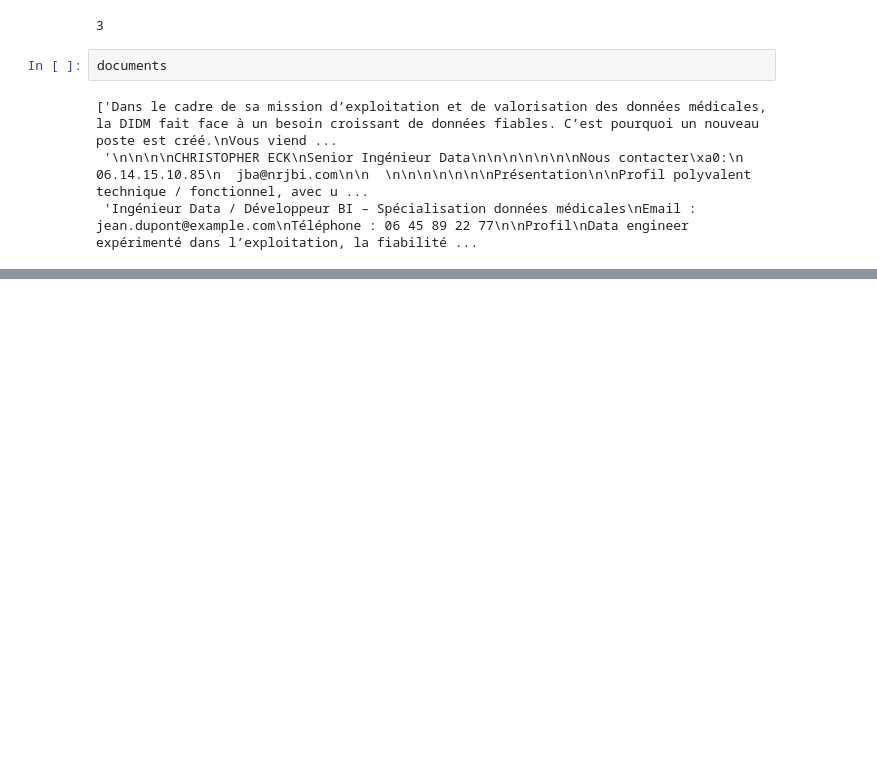
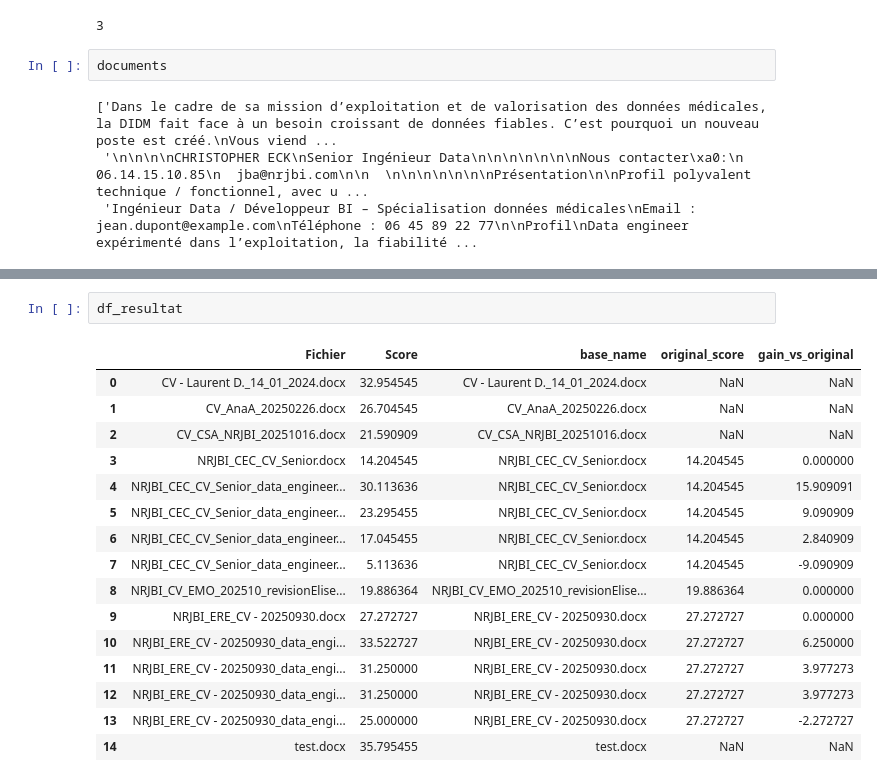
Before and after one commit to ladveuphor/cv-scorer, a Jupyter notebook: scoring_tf_idf.ipynb, the cells around one changed output, grey strips where cells are left out. Saved outputs shown, nothing was run; the diff lists cells and outputs as text; blank space fills up the shorter version.

```diff
--- a/scoring_tf_idf.ipynb
+++ b/scoring_tf_idf.ipynb
@@ -577,0 +768,19 @@ documents
+# %%
+df_resultat
+# %% [output]
+|  | Fichier | Score | base_name | original_score | gain_vs_original |
+| 0 | CV - Laurent D._14_01_2024.docx | 32.954545 | CV - Laurent D._14_01_2024.docx | NaN | NaN |
+| 1 | CV_AnaA_20250226.docx | 26.704545 | CV_AnaA_20250226.docx | NaN | NaN |
+| 2 | CV_CSA_NRJBI_20251016.docx | 21.590909 | CV_CSA_NRJBI_20251016.docx | NaN | NaN |
+| 3 | NRJBI_CEC_CV_Senior.docx | 14.204545 | NRJBI_CEC_CV_Senior.docx | 14.204545 | 0.000000 |
+| 4 | NRJBI_CEC_CV_Senior_data_engineer... | 30.113636 | NRJBI_CEC_CV_Senior.docx | 14.204545 | 15.909091 |
+| 5 | NRJBI_CEC_CV_Senior_data_engineer... | 23.295455 | NRJBI_CEC_CV_Senior.docx | 14.204545 | 9.090909 |
+| 6 | NRJBI_CEC_CV_Senior_data_engineer... | 17.045455 | NRJBI_CEC_CV_Senior.docx | 14.204545 | 2.840909 |
+| 7 | NRJBI_CEC_CV_Senior_data_engineer... | 5.113636 | NRJBI_CEC_CV_Senior.docx | 14.204545 | -9.090909 |
+| 8 | NRJBI_CV_EMO_202510_revisionElise... | 19.886364 | NRJBI_CV_EMO_202510_revisionElise... | 19.886364 | 0.000000 |
+| 9 | NRJBI_ERE_CV - 20250930.docx | 27.272727 | NRJBI_ERE_CV - 20250930.docx | 27.272727 | 0.000000 |
+| 10 | NRJBI_ERE_CV - 20250930_data_engi... | 33.522727 | NRJBI_ERE_CV - 20250930.docx | 27.272727 | 6.250000 |
+| 11 | NRJBI_ERE_CV - 20250930_data_engi... | 31.250000 | NRJBI_ERE_CV - 20250930.docx | 27.272727 | 3.977273 |
+| 12 | NRJBI_ERE_CV - 20250930_data_engi... | 31.250000 | NRJBI_ERE_CV - 20250930.docx | 27.272727 | 3.977273 |
+| 13 | NRJBI_ERE_CV - 20250930_data_engi... | 25.000000 | NRJBI_ERE_CV - 20250930.docx | 27.272727 | -2.272727 |
+| 14 | test.docx | 35.795455 | test.docx | NaN | NaN |
```
Also changed, not shown: parts of 2 cells of this notebook, 1 other file.
